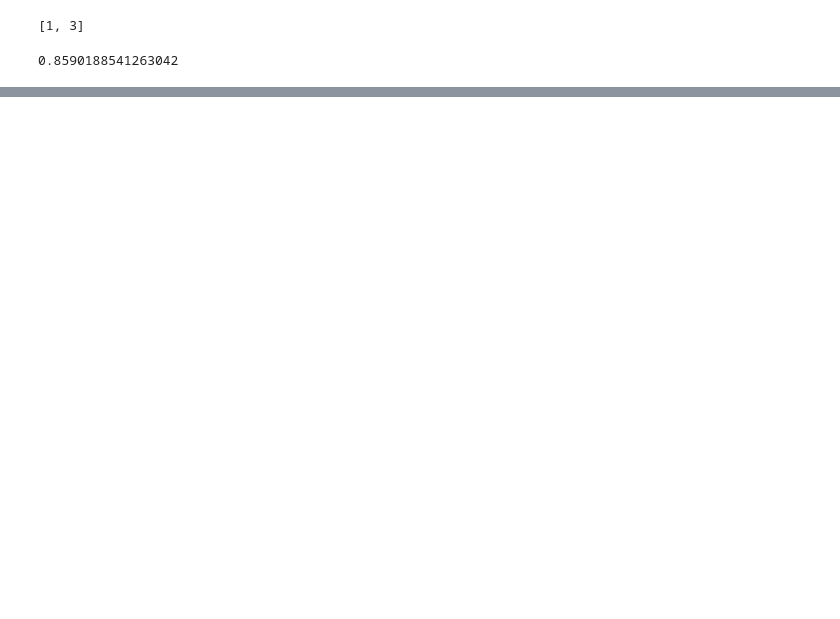
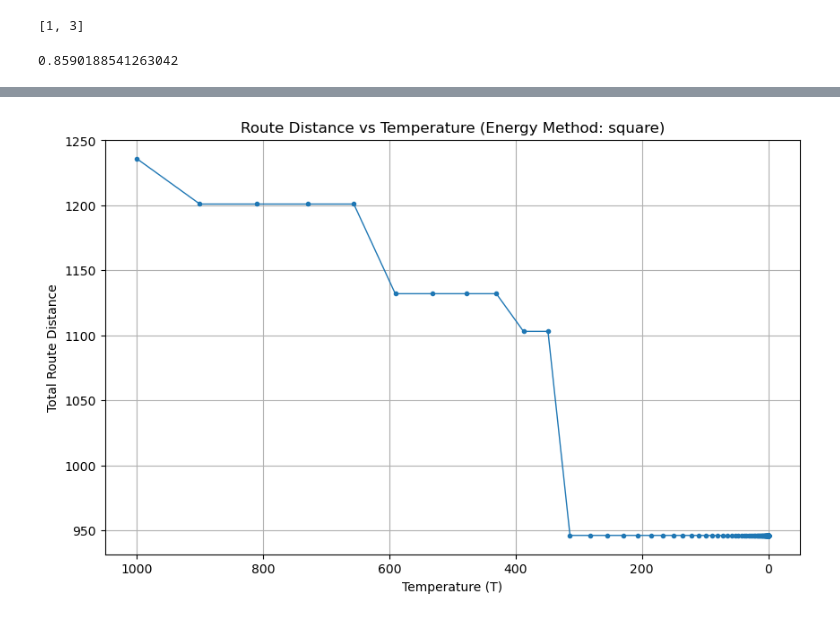
Before and after one commit to dangallego/tsp_simulated_annealing, a Jupyter notebook: Annealing_Test.ipynb, the cells around one changed output, grey strips where cells are left out. Cells and saved outputs as stored; diff of their text form; code cells hidden in the pictures; blank space fills up the shorter version.

```diff
--- a/Annealing_Test.ipynb
+++ b/Annealing_Test.ipynb
@@ -166,0 +256,11 @@ plt.show()
+# %%
+plt.figure(figsize=(10, 6))
+plt.plot(temperatures, distances_over_time, marker='o', markersize=3, linewidth=1)
+plt.xlabel('Temperature (T)')
+plt.ylabel('Total Route Distance')
+plt.title(f'Route Distance vs Temperature (Energy Method: {method})')
+plt.gca().invert_xaxis()  # Optional: makes temperature appear high → low left to right
+plt.grid(True)
+plt.show()
+# %% [output]
+[figure, added]
```
Also changed, not shown: parts of 8 cells of this notebook.
